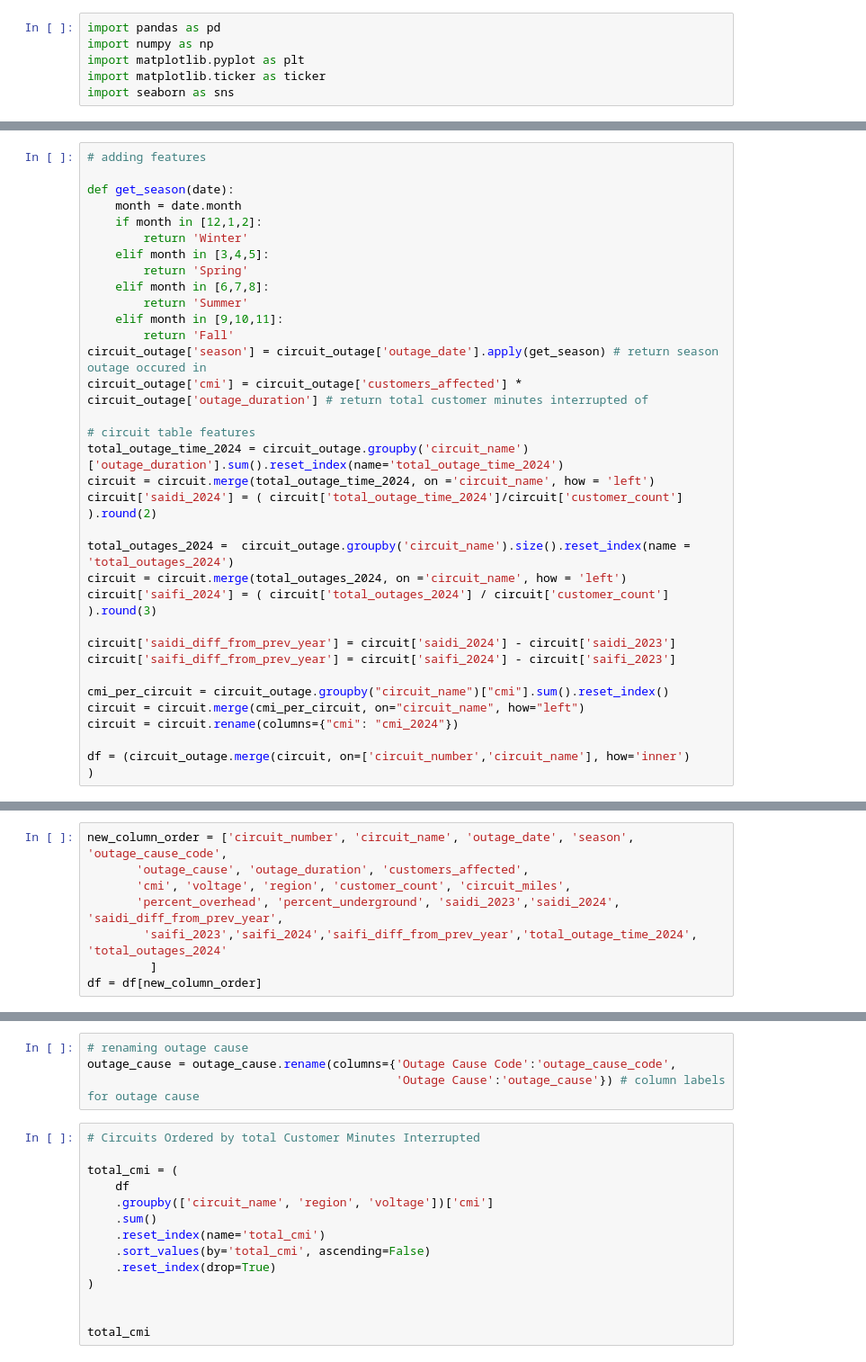
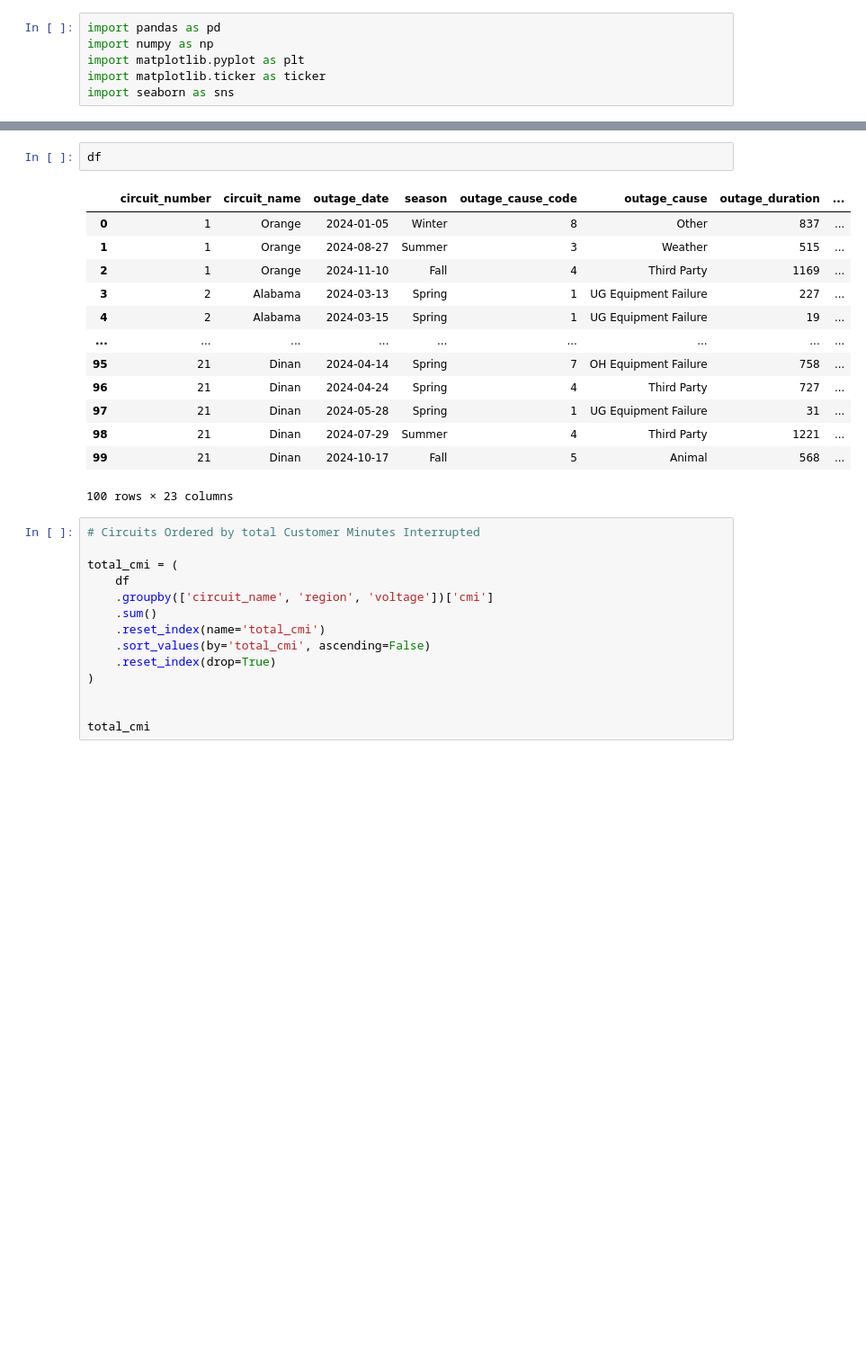
Before and after one commit to GerardoG2/ITC-2025, a Jupyter notebook: Notebooks/Insights.ipynb, the cells around one changed output, grey strips where cells are left out. Shown at 90% size. Saved outputs shown, nothing was run; the diff lists cells and outputs as text; blank space fills up the shorter version.

```diff
--- a/circuit-outage-analysis.ipynb
+++ b/Notebooks/Insights.ipynb
@@ -37,34 +14,0 @@ circuit = circuit.rename(columns={'Circuit Number':'circuit_number',
-# %%
-# adding features
-
-def get_season(date):
-    month = date.month
-    if month in [12,1,2]:
-        return 'Winter'
-    elif month in [3,4,5]:
-        return 'Spring'
-    elif month in [6,7,8]:
-        return 'Summer'
-    elif month in [9,10,11]:
-        return 'Fall'
-circuit_outage['season'] = circuit_outage['outage_date'].apply(get_season) # return season outage occured in
-circuit_outage['cmi'] = circuit_outage['customers_affected'] * circuit_outage['outage_duration'] # return total customer minutes interrupted of
-
-# circuit table features
-total_outage_time_2024 = circuit_outage.groupby('circuit_name')['outage_duration'].sum().reset_index(name='total_outage_time_2024')
-circuit = circuit.merge(total_outage_time_2024, on ='circuit_name', how = 'left')
-circuit['saidi_2024'] = ( circuit['total_outage_time_2024']/circuit['customer_count'] ).round(2)
-
-total_outages_2024 =  circuit_outage.groupby('circuit_name').size().reset_index(name = 'total_outages_2024')
-circuit = circuit.merge(total_outages_2024, on ='circuit_name', how = 'left')
-circuit['saifi_2024'] = ( circuit['total_outages_2024'] / circuit['customer_count'] ).round(3)
-
-circuit['saidi_diff_from_prev_year'] = circuit['saidi_2024'] - circuit['saidi_2023']
-circuit['saifi_diff_from_prev_year'] = circuit['saifi_2024'] - circuit['saifi_2023']
-
-cmi_per_circuit = circuit_outage.groupby("circuit_name")["cmi"].sum().reset_index()
-circuit = circuit.merge(cmi_per_circuit, on="circuit_name", how="left")
-circuit = circuit.rename(columns={"cmi": "cmi_2024"})
-
-df = (circuit_outage.merge(circuit, on=['circuit_number','circuit_name'], how='inner')
-)
@@ -117,8 +14,0 @@ Index(['circuit_number', 'circuit_name', 'outage_date', 'outage_cause_code',
-# %%
-new_column_order = ['circuit_number', 'circuit_name', 'outage_date', 'season', 'outage_cause_code',
-       'outage_cause', 'outage_duration', 'customers_affected',
-       'cmi', 'voltage', 'region', 'customer_count', 'circuit_miles',
-       'percent_overhead', 'percent_underground', 'saidi_2023','saidi_2024', 'saidi_diff_from_prev_year',
-        'saifi_2023','saifi_2024','saifi_diff_from_prev_year','total_outage_time_2024',  'total_outages_2024'
-         ]
-df = df[new_column_order]
@@ -166,7 +15,19 @@ circuit.head(20)
-# %%
-# renaming outage cause
-outage_cause = outage_cause.rename(columns={'Outage Cause Code':'outage_cause_code',
-                                            'Outage Cause':'outage_cause'}) # column labels for outage cause
+# %%
+df
+# %% [output]
+|  | circuit_number | circuit_name | outage_date | season | outage_cause_code | outage_cause | outage_duration | ... |
+| 0 | 1 | Orange | 2024-01-05 | Winter | 8 | Other | 837 | ... |
+| 1 | 1 | Orange | 2024-08-27 | Summer | 3 | Weather | 515 | ... |
+| 2 | 1 | Orange | 2024-11-10 | Fall | 4 | Third Party | 1169 | ... |
+| 3 | 2 | Alabama | 2024-03-13 | Spring | 1 | UG Equipment Failure | 227 | ... |
+| 4 | 2 | Alabama | 2024-03-15 | Spring | 1 | UG Equipment Failure | 19 | ... |
+| ... | ... | ... | ... | ... | ... | ... | ... | ... |
+| 95 | 21 | Dinan | 2024-04-14 | Spring | 7 | OH Equipment Failure | 758 | ... |
+| 96 | 21 | Dinan | 2024-04-24 | Spring | 4 | Third Party | 727 | ... |
+| 97 | 21 | Dinan | 2024-05-28 | Spring | 1 | UG Equipment Failure | 31 | ... |
+| 98 | 21 | Dinan | 2024-07-29 | Summer | 4 | Third Party | 1221 | ... |
+| 99 | 21 | Dinan | 2024-10-17 | Fall | 5 | Animal | 568 | ... |
+100 rows × 23 columns
 # %%
 # Circuits Ordered by total Customer Minutes Interrupted
 
```
Also changed, not shown: parts of 9 cells of this notebook, 3 other files.
